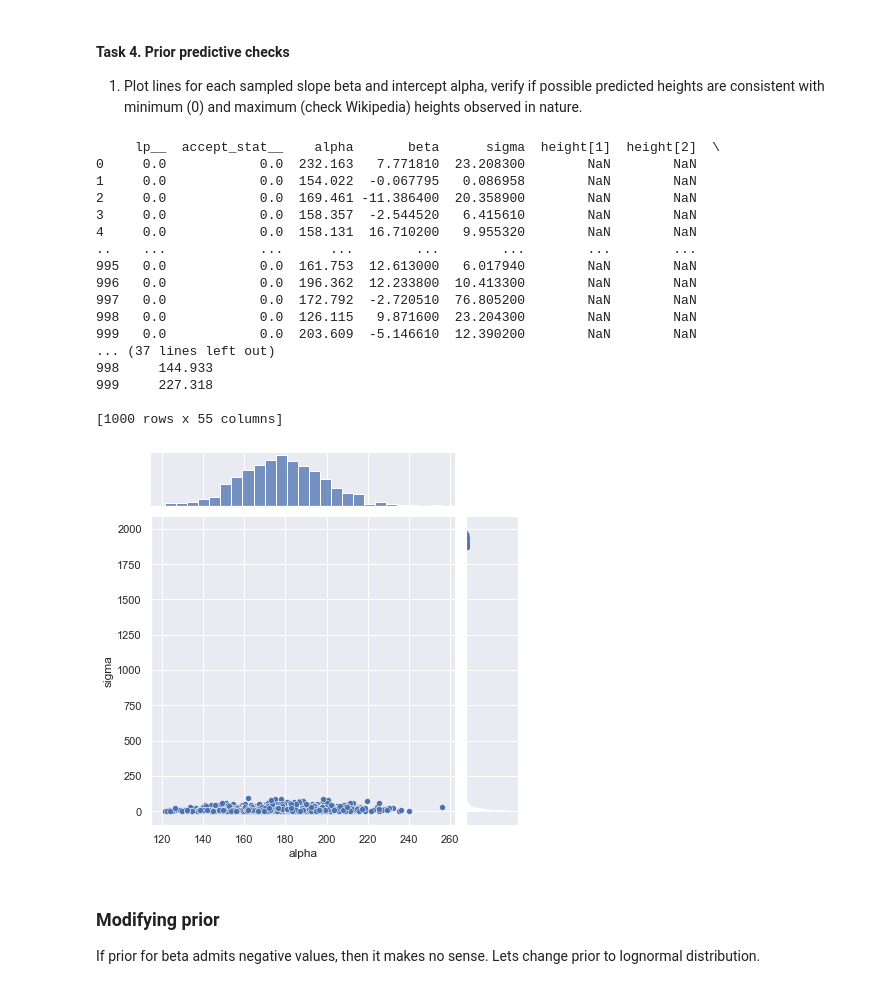
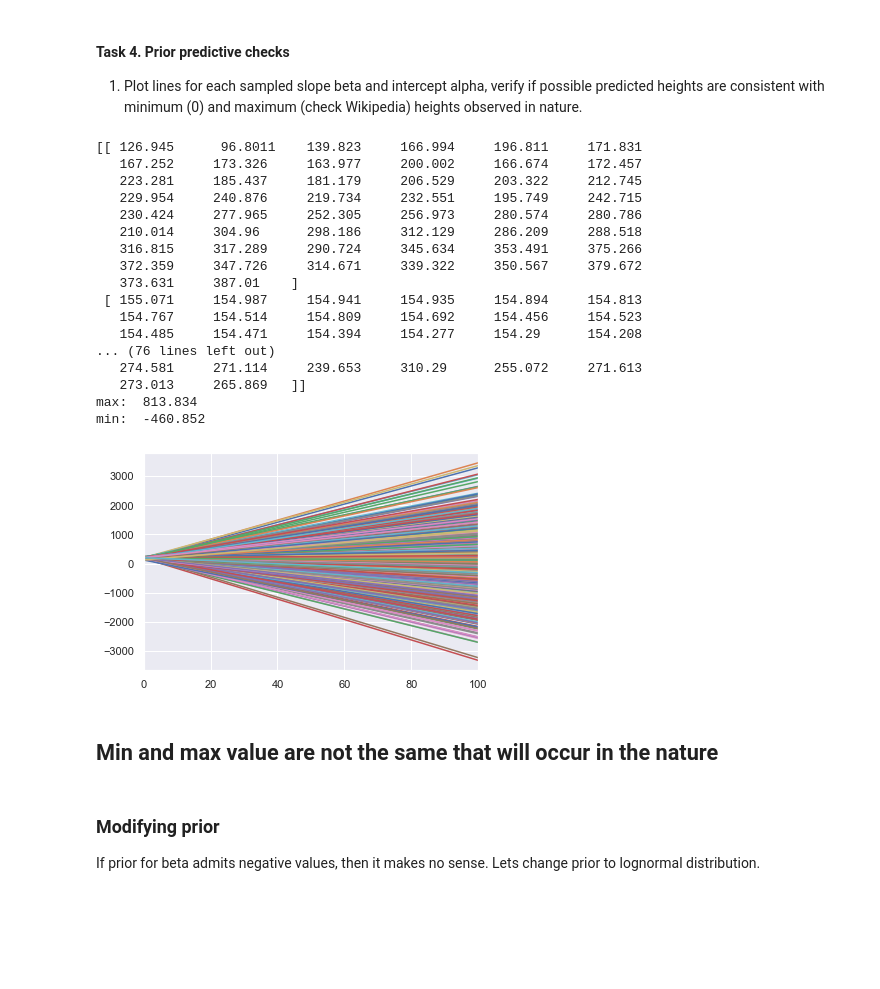
Before and after one commit to tenkinogawa/Data-Analytics, a Jupyter notebook: Lab4/Agnieszka_Welian_lab4.ipynb, the cells around one changed output. Cells and saved outputs as stored; diff of their text form; code cells hidden in the pictures; blank space fills up the shorter version.

```diff
--- a/Lab4/Agnieszka_Welian_lab4.ipynb
+++ b/Lab4/Agnieszka_Welian_lab4.ipynb
@@ -163,8 +158,8 @@
 # %%
 model_ppc=CmdStanModel(stan_file='height_2a_ppc.stan')
 
-d = d.assign(c_weight = d.weight / d.weight.mean())
-d
+d = d.assign(c_weight = d.weight - d.weight.mean())
+print(d.head())
 
 R = 1000
 data_sim={'N':50, 'weight':np.linspace(d.c_weight.min(),d.c_weight.max())}
@@ -183,40 +200,39 @@ INFO:cmdstanpy:CmdStan done processing.
 # %% [markdown]
 #### Task 4. Prior predictive checks
 1. Plot lines for each sampled slope beta and intercept alpha, verify if possible predicted heights are consistent with minimum (0) and maximum (check Wikipedia) heights observed in nature.
-# %%
-
-data = sim.draws_pd()
-print(data)
-sns.jointplot(data = data, x = "alpha", y = "sigma")
-
-x = np.linspace(1, 10, 1000)
-def fx(x):
-    a = sim.stan_variable('alpha')
-    b = sim.stan_variable('beta')
-    y = np.matrix(b) * x.T + np.matrix(a)
-    # print(y[:5])
-    return y.T
-plt.plot(x, fx(np.matrix(x)))
-plt.show()
-# %% [output]
-     lp__  accept_stat__    alpha       beta      sigma  height[1]  height[2]  \
-0     0.0            0.0  232.163   7.771810  23.208300        NaN        NaN
-1     0.0            0.0  154.022  -0.067795   0.086958        NaN        NaN
-2     0.0            0.0  169.461 -11.386400  20.358900        NaN        NaN
-3     0.0            0.0  158.357  -2.544520   6.415610        NaN        NaN
-4     0.0            0.0  158.131  16.710200   9.955320        NaN        NaN
-..    ...            ...      ...        ...        ...        ...        ...
-995   0.0            0.0  161.753  12.613000   6.017940        NaN        NaN
-996   0.0            0.0  196.362  12.233800  10.413300        NaN        NaN
-997   0.0            0.0  172.792  -2.720510  76.805200        NaN        NaN
-998   0.0            0.0  126.115   9.871600  23.204300        NaN        NaN
-999   0.0            0.0  203.609  -5.146610  12.390200        NaN        NaN
-... (37 lines left out)
-998     144.933
-999     227.318
-
-[1000 rows x 55 columns]
-[figure, removed]
+# %%
+x2 = np.array([0, 100])
+
+for alpha, beta in zip(sim.stan_variable('alpha'), sim.stan_variable('beta')):
+    x = np.array([0, 100])
+    y = alpha + beta * x2
+    plt.plot(x, y)
+    plt.xlim([0, 100])
+print(sim.stan_variable('height')[:10])
+
+print('max: ', np.max(sim.stan_variable('height')))
+print('min: ', np.min(sim.stan_variable('height')))
+# %% [output]
+[[ 126.945      96.8011    139.823     166.994     196.811     171.831
+   167.252     173.326     163.977     200.002     166.674     172.457
+   223.281     185.437     181.179     206.529     203.322     212.745
+   229.954     240.876     219.734     232.551     195.749     242.715
+   230.424     277.965     252.305     256.973     280.574     280.786
+   210.014     304.96      298.186     312.129     286.209     288.518
+   316.815     317.289     290.724     345.634     353.491     375.266
+   372.359     347.726     314.671     339.322     350.567     379.672
+   373.631     387.01    ]
+ [ 155.071     154.987     154.941     154.935     154.894     154.813
+   154.767     154.514     154.809     154.692     154.456     154.523
+   154.485     154.471     154.394     154.277     154.29      154.208
+... (76 lines left out)
+   274.581     271.114     239.653     310.29      255.072     271.613
+   273.013     265.869   ]]
+max:  813.834
+min:  -460.852
+[figure, added]
+# %% [markdown]
+## Min and max value are not the same that will occur in the nature
 # %% [markdown]
 ### Modifying prior
 
```
Also changed, not shown: parts of 14 cells of this notebook, 21 other files.
